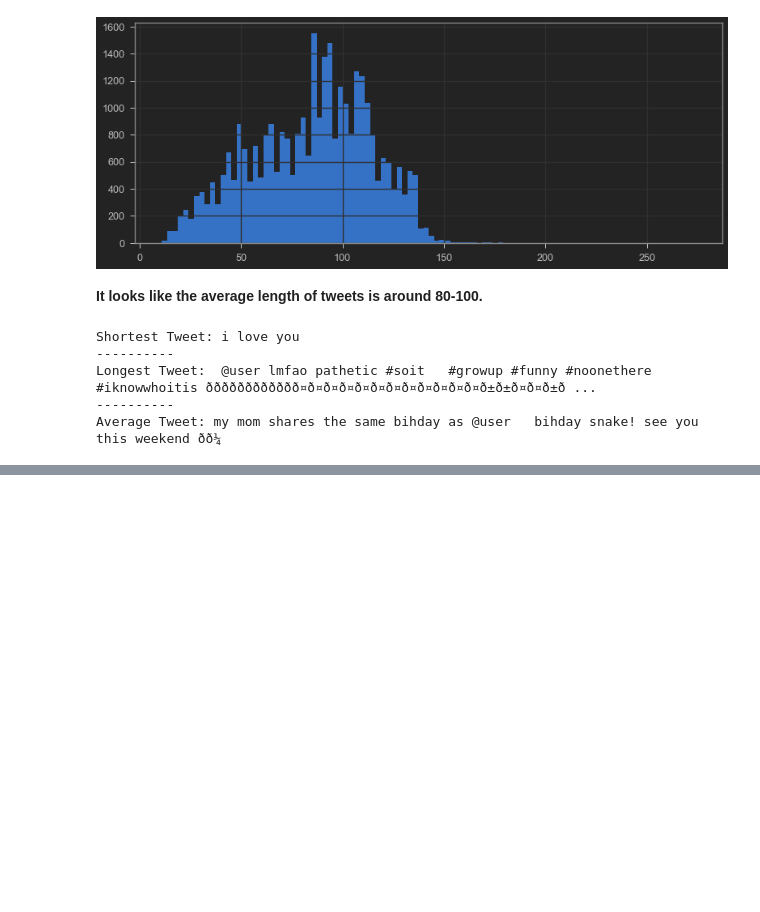
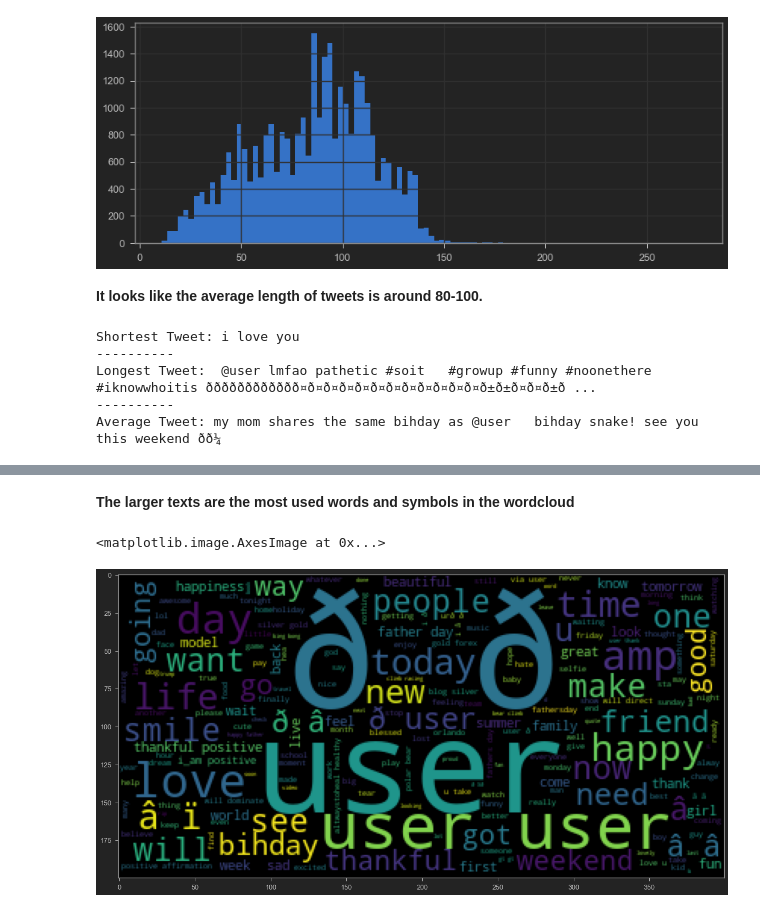
Before and after one commit to gianmillare/NLP-Sentiment-Analysis-Guide, a Jupyter notebook: NLP_Sentiment.ipynb, the cells around one changed output, grey strips where cells are left out. Saved outputs shown, nothing was run; the diff lists cells and outputs as text; code cells hidden in the pictures; blank space fills up the shorter version.

```diff
--- a/NLP_Sentiment.ipynb
+++ b/NLP_Sentiment.ipynb
@@ -177,0 +201,12 @@ negative = tweets_df[tweets_df['label'] == 1]
+# %% [markdown]
+<strong>The larger texts are the most used words and symbols in the wordcloud</strong>
+# %%
+# visualizing the positive tweets
+positive_sentences = positive['tweet'].tolist()
+pos_sentence = " ".join(positive_sentences)
+
+plt.figure(figsize=(20,20))
+plt.imshow(WordCloud().generate(pos_sentence))
+# %% [output]
+<matplotlib.image.AxesImage at 0x...>
+[figure, added]
```
Also changed, not shown: parts of 6 cells of this notebook.
